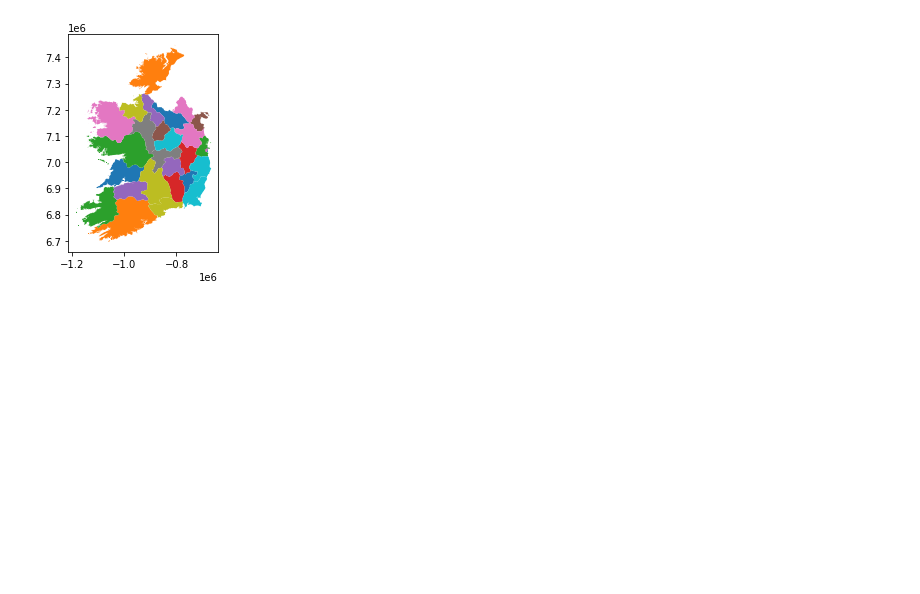
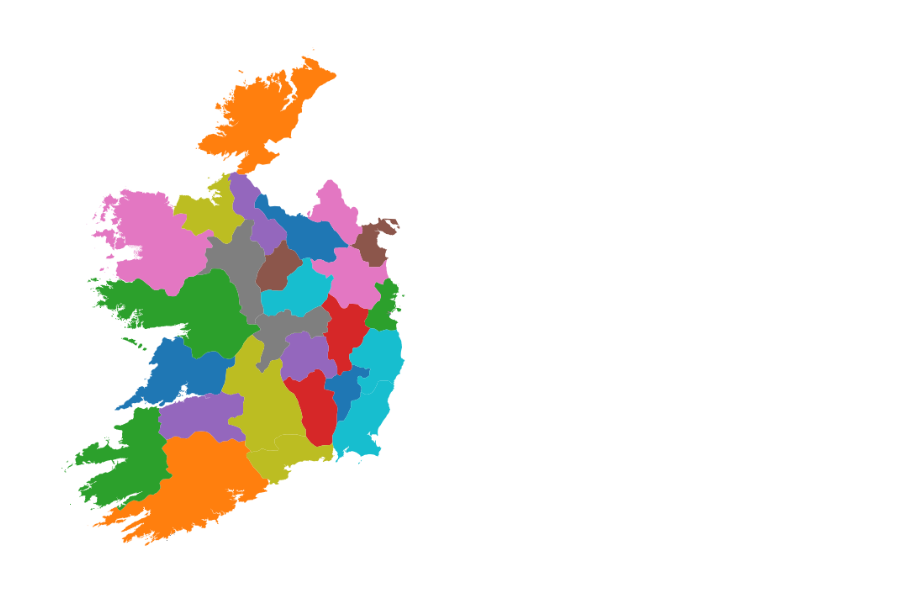
Before and after one commit to select-8/notebooks, a Jupyter notebook: geopandas.ipynb, the cells around one changed output. Drawn from its saved outputs; the diff is of its cells as text; code cells hidden in the pictures; blank space fills up the shorter version.

Commit message:
increased figsize

```diff
--- a/geopandas.ipynb
+++ b/geopandas.ipynb
@@ -18,9 +18,10 @@ gdf = gdf.to_crs("EPSG:3857")
 gdf2 = gdf2.to_crs("EPSG:3857")
 # gdf2.crs
 # %%
-f, ax = plt.subplots(1)
+f, ax = plt.subplots(1, figsize=(12, 12))
+ax.set_axis_off()
 gdf.plot(ax=ax, column='type_stand', cmap=None)
 gdf2.plot(ax=ax, column='NAME_1', cmap=None)
 plt.show()
 # %% [output]
-[figure, old version]
+[figure, new version]
```
